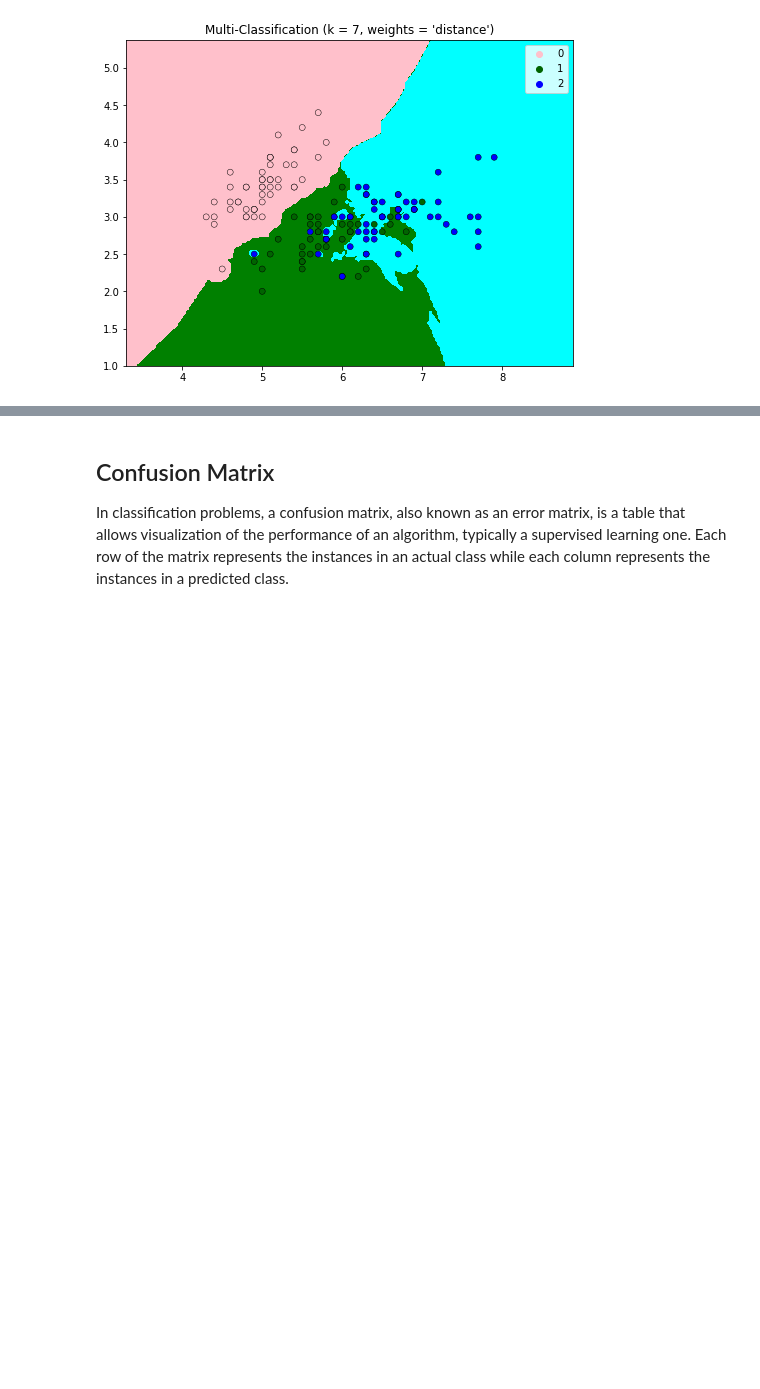
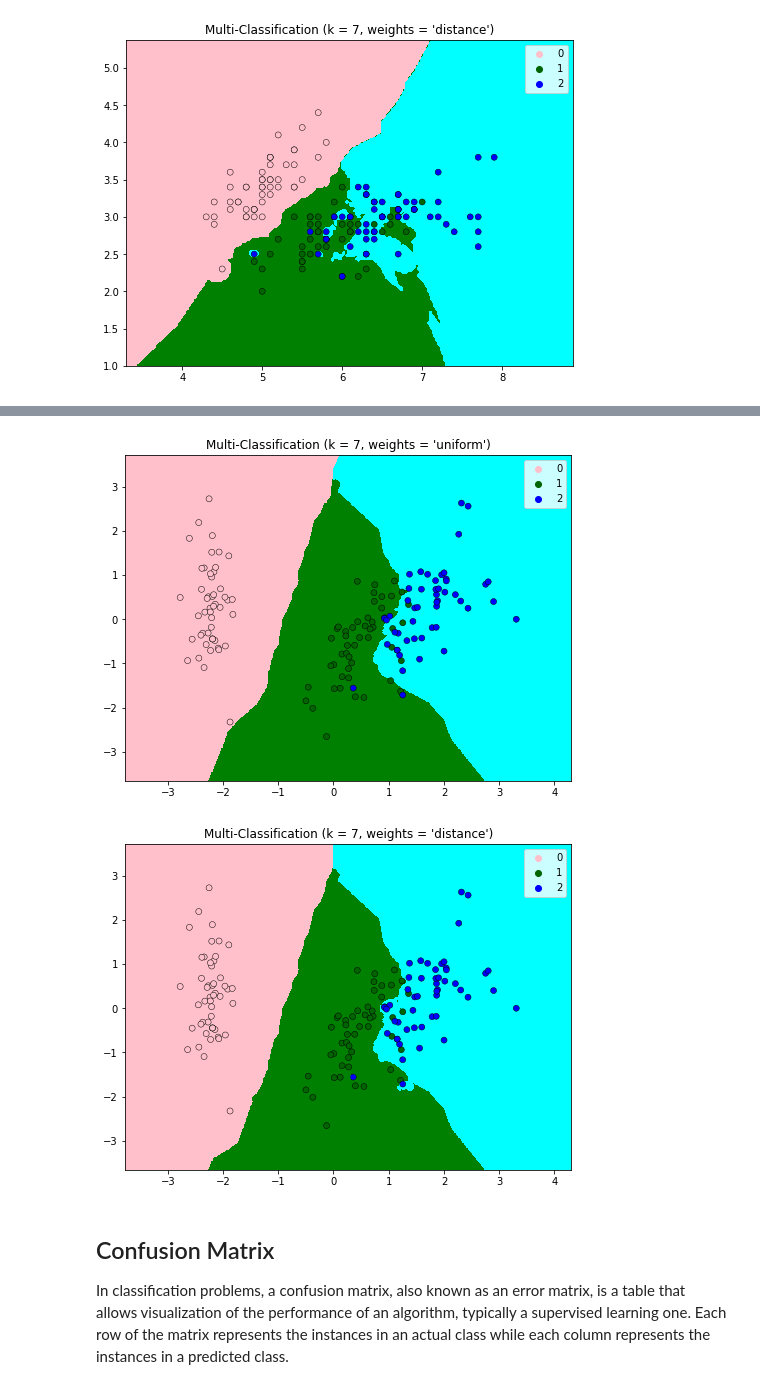
Before and after one commit to kowsiknd/FMML-Labs, a Jupyter notebook: FMML_CLF1_Lab2.ipynb, the cells around one changed output, grey strips where cells are left out. Drawn from its saved outputs; the diff is of its cells as text; code cells hidden in the pictures; blank space fills up the shorter version.

```diff
--- a/FMML_CLF1_Lab2.ipynb
+++ b/FMML_CLF1_Lab2.ipynb
@@ -369,3 +413,11 @@ decision_boundary_plot(x_pts,y_pts,7)
+# %%
+# Plotting Decision Boundary
+x_pts = Y_sklearn
+y_pts = y
+decision_boundary_plot(x_pts,y_pts,7)
+# %% [output]
+[figure, added]
+[figure, added]
 # %% [markdown]
 ## Confusion Matrix
 In classification problems, a confusion matrix, also known as an error matrix, is a table that allows visualization of the performance of an algorithm, typically a supervised learning one. Each row of the matrix represents the instances in an actual class while each column represents the instances in a predicted class.
```
Also changed, not shown: parts of 6 cells of this notebook.
